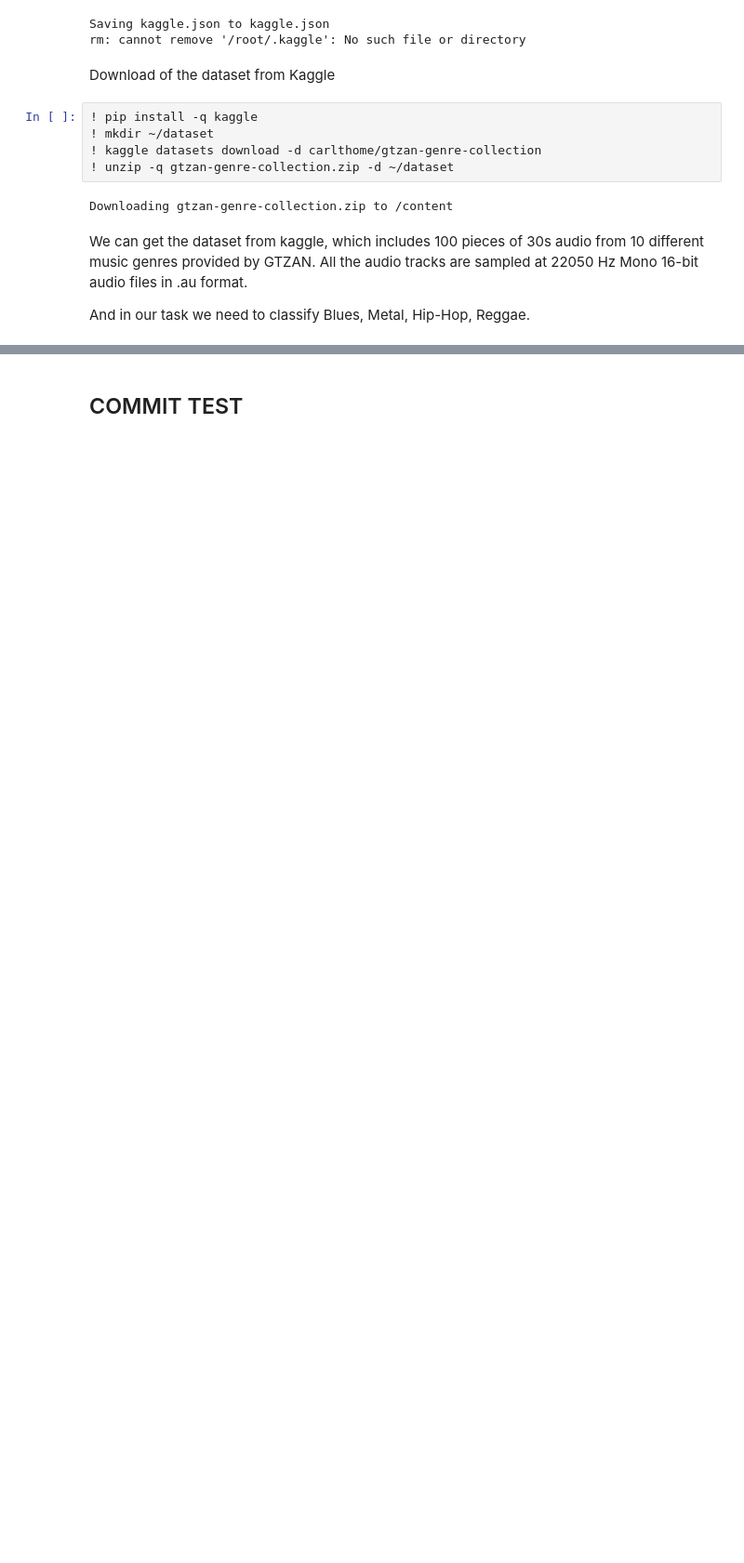
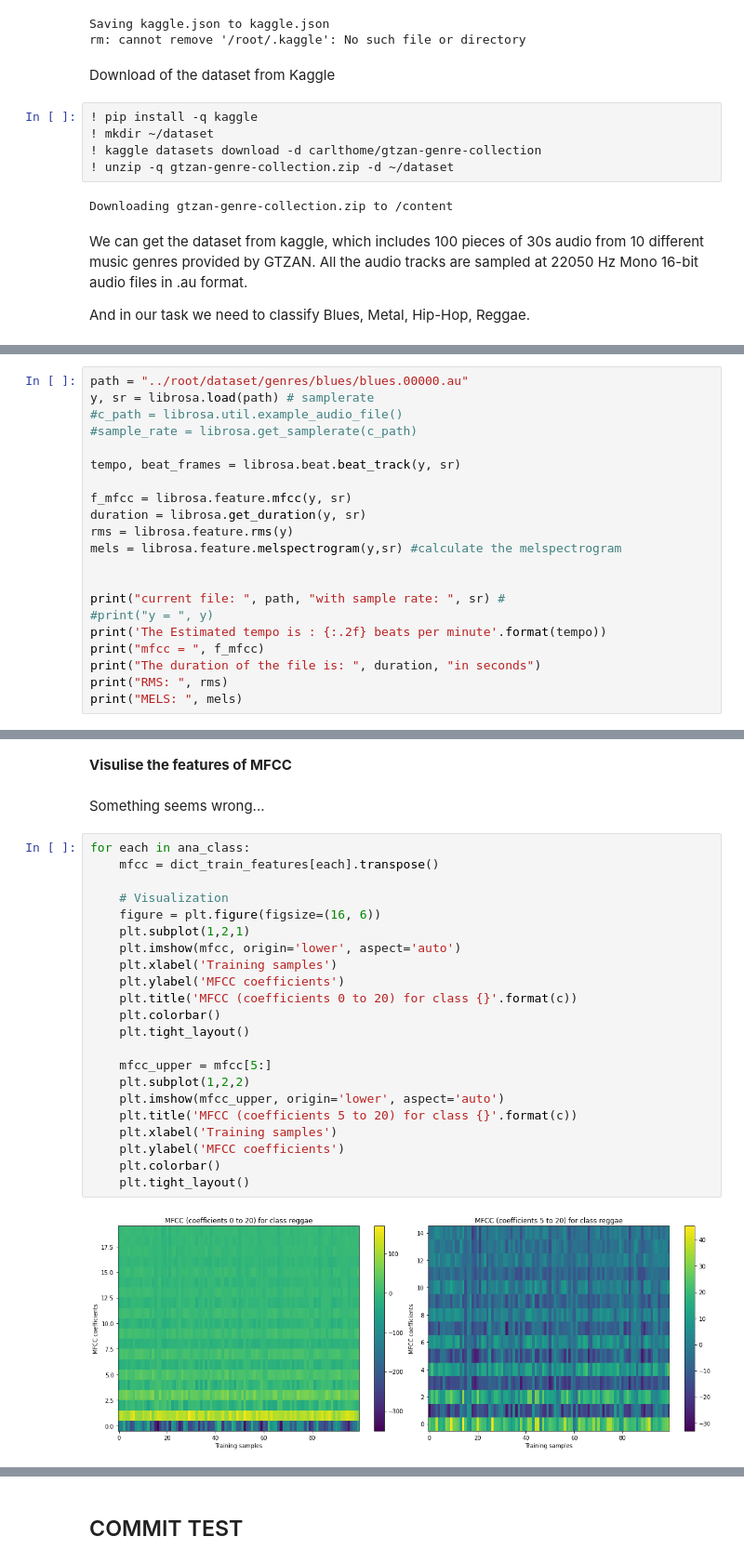
Before and after one commit to yilin10/MusicalGenreClassification, a Jupyter notebook: Assignment1.ipynb, the cells around one changed output, grey strips where cells are left out. Shown at 93% size. Saved outputs shown, nothing was run; the diff lists cells and outputs as text; blank space fills up the shorter version.

Commit message:
Add playground 1(Try to extract and display the feature of MFCC)

```diff
--- a/Assignment1.ipynb
+++ b/Assignment1.ipynb
@@ -43,0 +50,21 @@ And in our task we need to classify Blues, Metal, Hip-Hop, Reggae.
+# %%
+path = "../root/dataset/genres/blues/blues.00000.au"
+y, sr = librosa.load(path) # samplerate
+#c_path = librosa.util.example_audio_file()
+#sample_rate = librosa.get_samplerate(c_path)
+
+tempo, beat_frames = librosa.beat.beat_track(y, sr)
+
+f_mfcc = librosa.feature.mfcc(y, sr)
+duration = librosa.get_duration(y, sr)
+rms = librosa.feature.rms(y)
+mels = librosa.feature.melspectrogram(y,sr) #calculate the melspectrogram
+
+
+print("current file: ", path, "with sample rate: ", sr) #
+#print("y = ", y)
+print('The Estimated tempo is : {:.2f} beats per minute'.format(tempo))
+print("mfcc = ", f_mfcc)
+print("The duration of the file is: ", duration, "in seconds")
+print("RMS: ", rms)
+print("MELS: ", mels)
@@ -43,0 +156,28 @@ And in our task we need to classify Blues, Metal, Hip-Hop, Reggae.
+# %% [markdown]
+**Visulise the features of MFCC**
+# %% [markdown]
+Something seems wrong...
+# %%
+for each in ana_class:
+    mfcc = dict_train_features[each].transpose()
+
+    # Visualization
+    figure = plt.figure(figsize=(16, 6))
+    plt.subplot(1,2,1)
+    plt.imshow(mfcc, origin='lower', aspect='auto')
+    plt.xlabel('Training samples')
+    plt.ylabel('MFCC coefficients')
+    plt.title('MFCC (coefficients 0 to 20) for class {}'.format(c))
+    plt.colorbar()
+    plt.tight_layout()
+
+    mfcc_upper = mfcc[5:]
+    plt.subplot(1,2,2)
+    plt.imshow(mfcc_upper, origin='lower', aspect='auto')
+    plt.title('MFCC (coefficients 5 to 20) for class {}'.format(c))
+    plt.xlabel('Training samples')
+    plt.ylabel('MFCC coefficients')
+    plt.colorbar()
+    plt.tight_layout()
+# %% [output]
+[figure, added]
```
Also changed, not shown: parts of 8 cells of this notebook.
